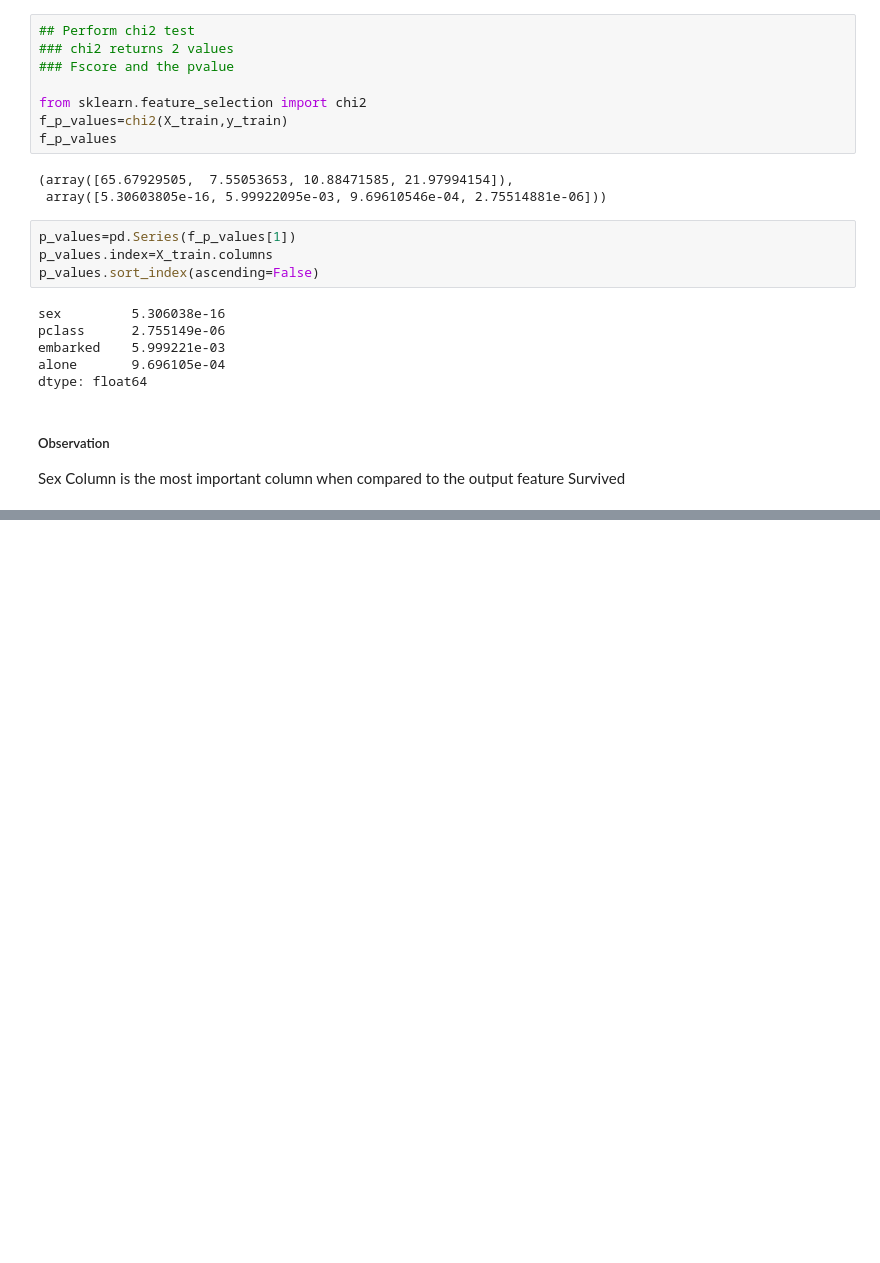
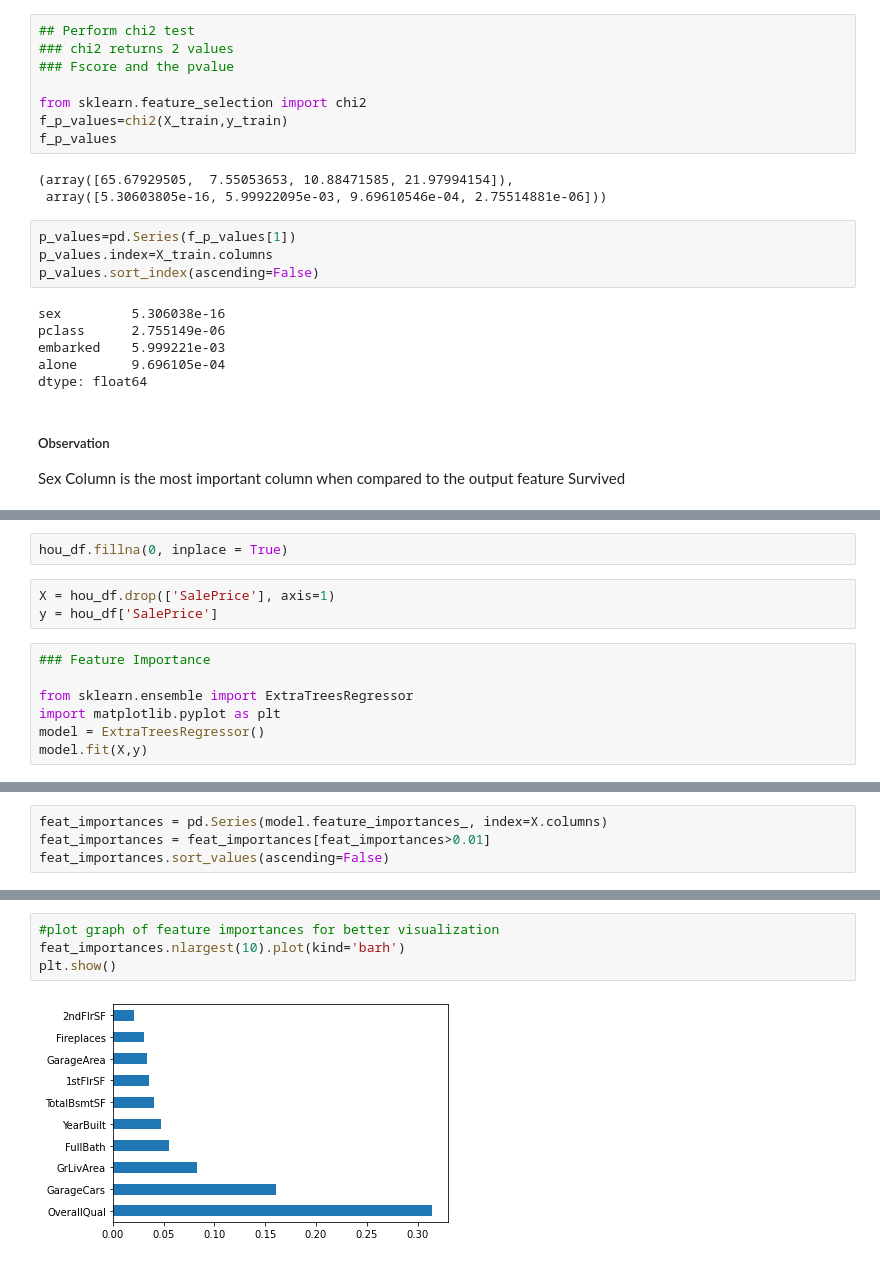
Before and after one commit to krishnaGuptaIMSC/Machine-Learning-Projects, a Jupyter notebook: Feature Selection/Feature Selection Techniques.ipynb, the cells around one changed output, grey strips where cells are left out. Drawn from its saved outputs; the diff is of its cells as text; blank space fills up the shorter version.

```diff
--- a/Feature Selection/Feature Selection Techniques.ipynb
+++ b/Feature Selection/Feature Selection Techniques.ipynb
@@ -664,0 +701,12 @@ Survived
+# %%
+hou_df.fillna(0, inplace = True)
+# %%
+X = hou_df.drop(['SalePrice'], axis=1)
+y = hou_df['SalePrice']
+# %%
+### Feature Importance
+
+from sklearn.ensemble import ExtraTreesRegressor
+import matplotlib.pyplot as plt
+model = ExtraTreesRegressor()
+model.fit(X,y)
@@ -664,0 +725,4 @@ Survived
+# %%
+feat_importances = pd.Series(model.feature_importances_, index=X.columns)
+feat_importances = feat_importances[feat_importances>0.01]
+feat_importances.sort_values(ascending=False)
@@ -664,0 +746,6 @@ Survived
+# %%
+#plot graph of feature importances for better visualization
+feat_importances.nlargest(10).plot(kind='barh')
+plt.show()
+# %% [output]
+[figure, added]
```
Also changed, not shown: parts of 14 cells of this notebook, 9 other files.
